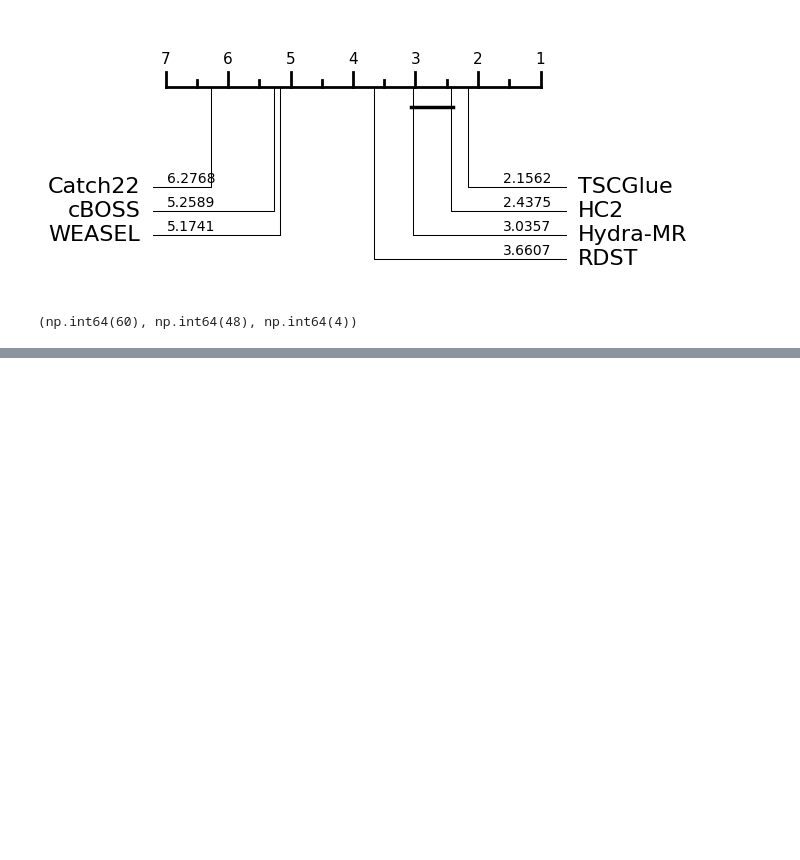
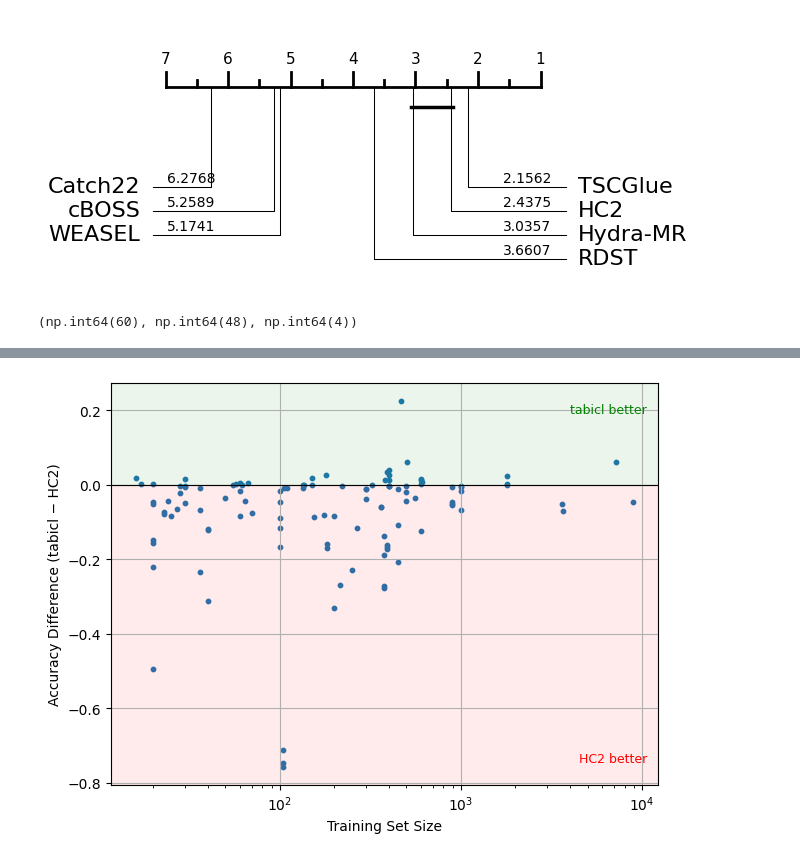
Before and after one commit to gasperpetelin/TSCGlue, a Jupyter notebook: notebooks/bakeoff.ipynb, the cells around one changed output, grey strips where cells are left out. Drawn from its saved outputs; the diff is of its cells as text; code cells hidden in the pictures; blank space fills up the shorter version.

```diff
--- a/notebooks/bakeoff.ipynb
+++ b/notebooks/bakeoff.ipynb
@@ -320,0 +342,4 @@ plot_acc_diff_vs_size(df_performance_full, 'loky-stacker-v10-base-2x', 'HC2')
+# %%
+plot_acc_diff_vs_size(df_performance_full, 'tabicl', 'HC2')
+# %% [output]
+[figure, added]
```
Also changed, not shown: parts of 14 cells of this notebook, 27 other files.
